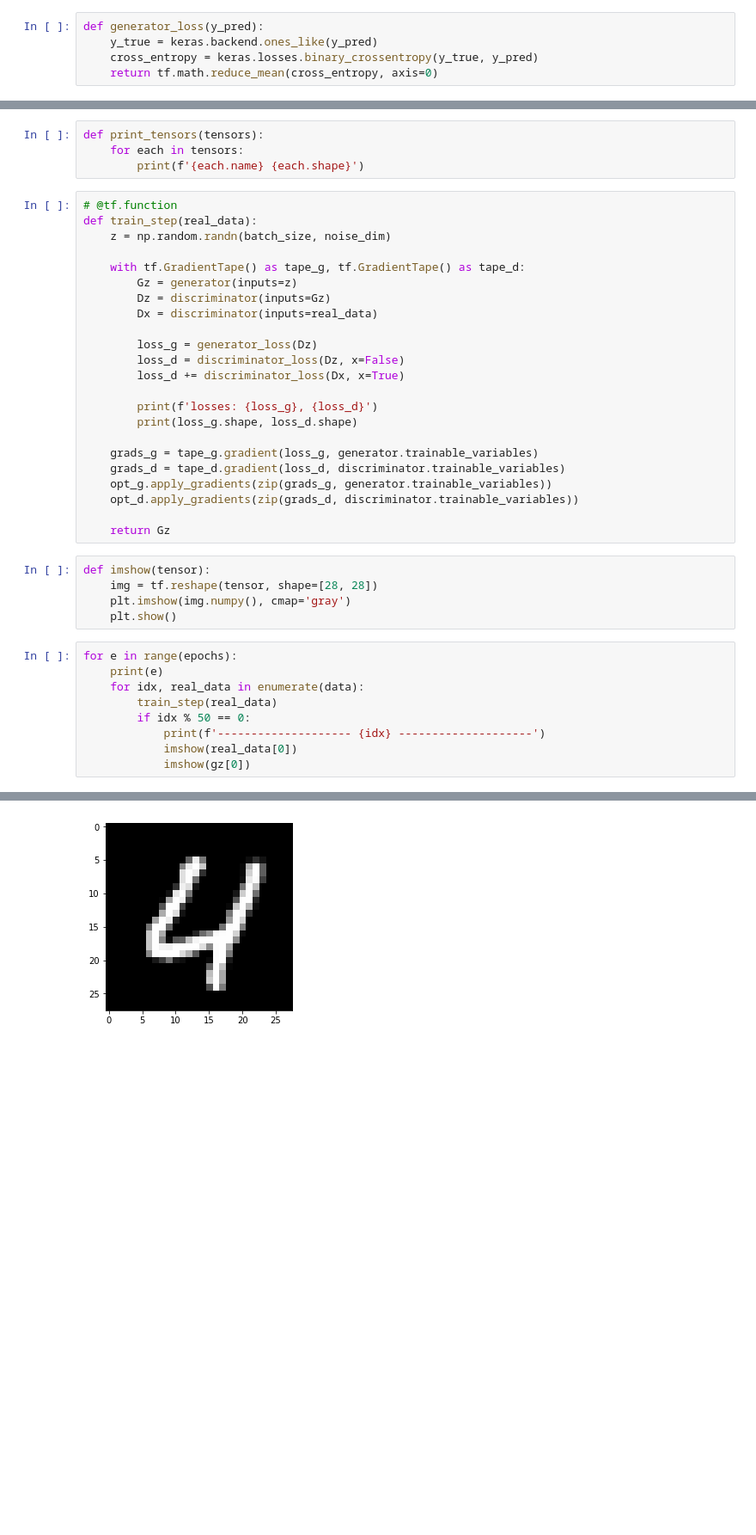
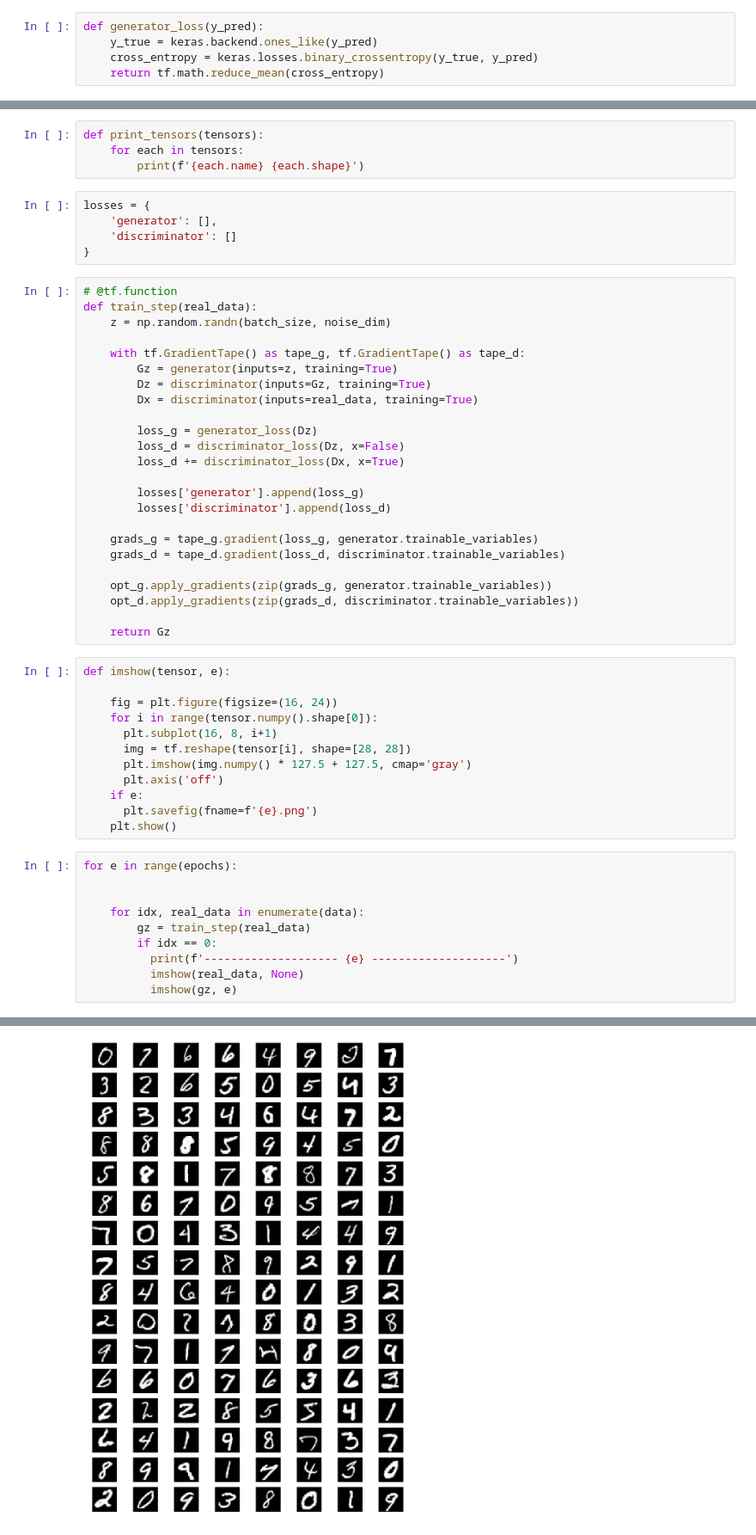
Before and after one commit to minhyeoky/study-gan, a Jupyter notebook: dcgan.ipynb, the cells around one changed output, grey strips where cells are left out. Shown: that part at 86% size. Cells and saved outputs as stored; diff of their text form; blank space fills up the shorter version.

```diff
--- a/dcgan.ipynb
+++ b/dcgan.ipynb
@@ -168,7 +189,7 @@ $$p_z \sim 표준정규분포$$
 def generator_loss(y_pred):
     y_true = keras.backend.ones_like(y_pred)
     cross_entropy = keras.losses.binary_crossentropy(y_true, y_pred)
-    return tf.math.reduce_mean(cross_entropy, axis=0)
+    return tf.math.reduce_mean(cross_entropy)
 # %%
 def discriminator_loss(y_pred, x):
     if x:
@@ -208,41 +231,55 @@ _________________________________________________________________
 def print_tensors(tensors):
     for each in tensors:
         print(f'{each.name} {each.shape}')
+# %%
+losses = {
+    'generator': [],
+    'discriminator': []
+}
 # %%
 # @tf.function
 def train_step(real_data):
     z = np.random.randn(batch_size, noise_dim)
 
     with tf.GradientTape() as tape_g, tf.GradientTape() as tape_d:
-        Gz = generator(inputs=z)
-        Dz = discriminator(inputs=Gz)
-        Dx = discriminator(inputs=real_data)
+        Gz = generator(inputs=z, training=True)
+        Dz = discriminator(inputs=Gz, training=True)
+        Dx = discriminator(inputs=real_data, training=True)
 
         loss_g = generator_loss(Dz)
         loss_d = discriminator_loss(Dz, x=False)
         loss_d += discriminator_loss(Dx, x=True)
 
-        print(f'losses: {loss_g}, {loss_d}')
-        print(loss_g.shape, loss_d.shape)
+        losses['generator'].append(loss_g)
+        losses['discriminator'].append(loss_d)
 
     grads_g = tape_g.gradient(loss_g, generator.trainable_variables)
     grads_d = tape_d.gradient(loss_d, discriminator.trainable_variables)
+
     opt_g.apply_gradients(zip(grads_g, generator.trainable_variables))
     opt_d.apply_gradients(zip(grads_d, discriminator.trainable_variables))
 
     return Gz
 # %%
-def imshow(tensor):
-    img = tf.reshape(tensor, shape=[28, 28])
-    plt.imshow(img.numpy(), cmap='gray')
+def imshow(tensor, e):
+
+    fig = plt.figure(figsize=(16, 24))
+    for i in range(tensor.numpy().shape[0]):
+      plt.subplot(16, 8, i+1)
+      img = tf.reshape(tensor[i], shape=[28, 28])
+      plt.imshow(img.numpy() * 127.5 + 127.5, cmap='gray')
+      plt.axis('off')
+    if e:
+      plt.savefig(fname=f'{e}.png')
     plt.show()
 # %%
 for e in range(epochs):
-    print(e)
+
+
     for idx, real_data in enumerate(data):
-        train_step(real_data)
-        if idx % 50 == 0:
-            print(f'-------------------- {idx} --------------------')
-            imshow(real_data[0])
-            imshow(gz[0])
+        gz = train_step(real_data)
+        if idx == 0:
+          print(f'-------------------- {e} --------------------')
+          imshow(real_data, None)
+          imshow(gz, e)
 # %% [output]
@@ -252,2 +292,2 @@ losses: 0.5566619038581848, 1.483375072479248
 -------------------- 0 --------------------
-[figure, old version]
+[figure, new version]
```
Also changed, not shown: parts of 12 cells of this notebook.
